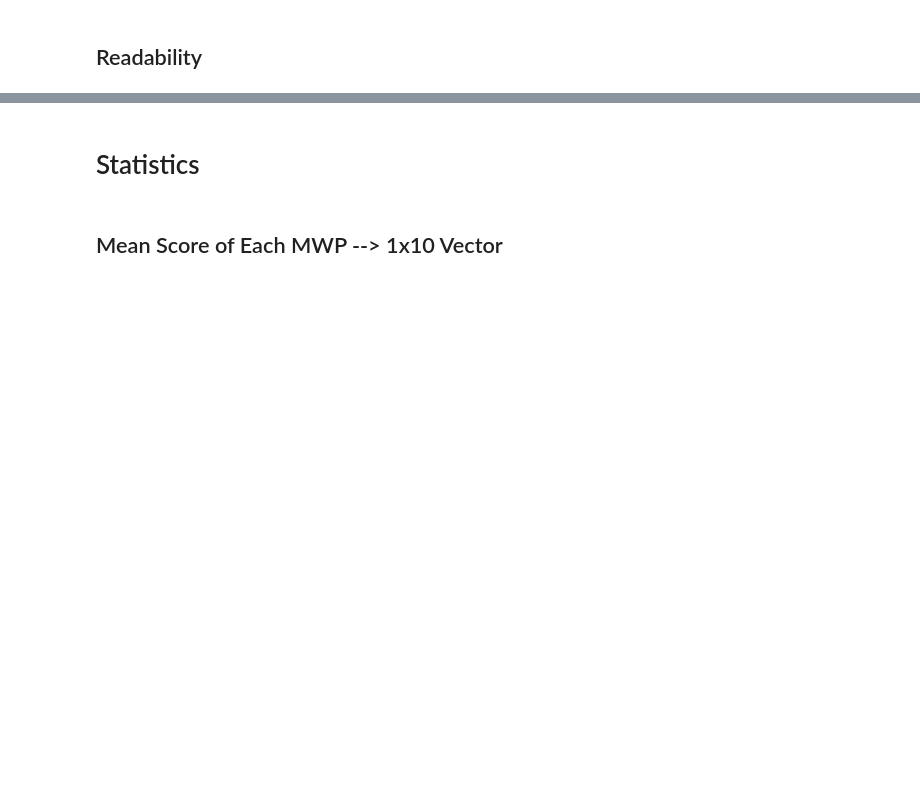
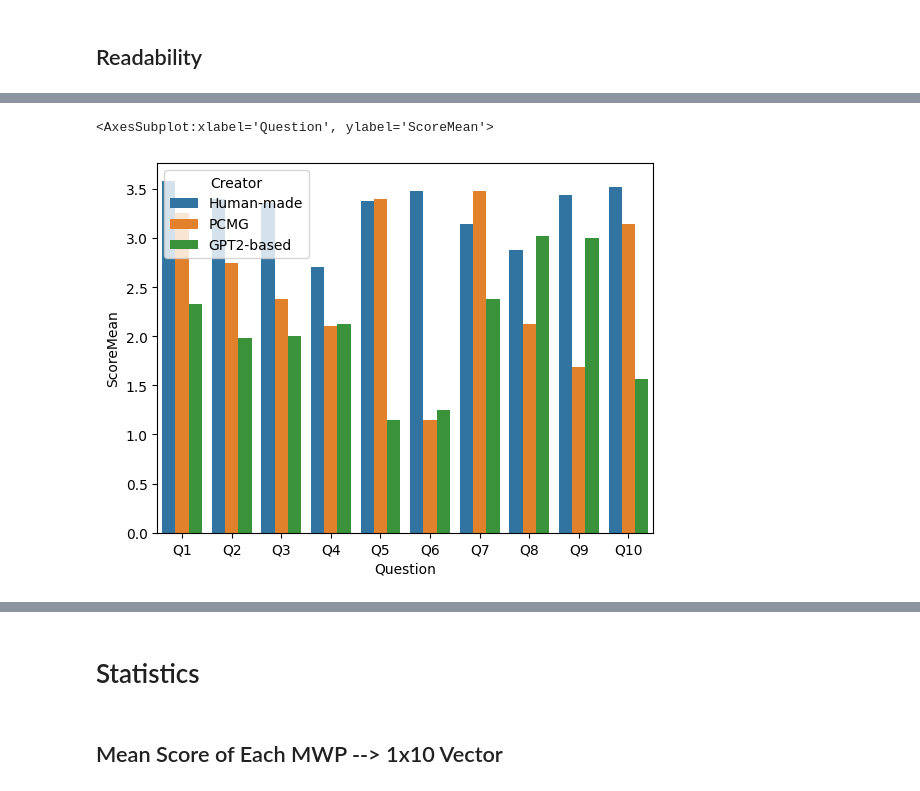
Before and after one commit to rsk25/PCMG, a Jupyter notebook: hypothesis_testing.ipynb, the cells around one changed output, grey strips where cells are left out. Drawn from its saved outputs; the diff is of its cells as text; code cells hidden in the pictures; blank space fills up the shorter version.

```diff
--- a/hypothesis_testing.ipynb
+++ b/hypothesis_testing.ipynb
@@ -118,0 +112,3 @@ See the caveats in the documentation: https://pandas.pydata.org/pandas-docs/stab
+# %%
+readability_data_grouped = readability_data.groupby(['Creator','Question'],sort=False).mean()
+readability_data_grouped
@@ -118,0 +134,11 @@ See the caveats in the documentation: https://pandas.pydata.org/pandas-docs/stab
+# %%
+readability_data_grouped_vis = readability_data_grouped.copy()
+# %%
+readability_data_grouped_vis['ScoreSum'] = readability_data_grouped.sum(axis=1, numeric_only=True)
+readability_data_grouped_vis['ScoreMean'] = readability_data_grouped.mean(axis=1, numeric_only=True)
+# %%
+readability_data_grouped_vis['Creator'] = ['Human-made','PCMG','GPT2-based']*10
+q_type = []
+for i in range(1,11):
+    q_type += [f'Q{i}']*3
+readability_data_grouped_vis['Question'] = q_type
@@ -118,0 +166,5 @@ See the caveats in the documentation: https://pandas.pydata.org/pandas-docs/stab
+# %%
+sns.barplot(data=readability_data_grouped_vis, x="Question", y="ScoreMean", hue="Creator")
+# %% [output]
+<AxesSubplot:xlabel='Question', ylabel='ScoreMean'>
+[figure, added]
```
Also changed, not shown: parts of 11 cells of this notebook.
